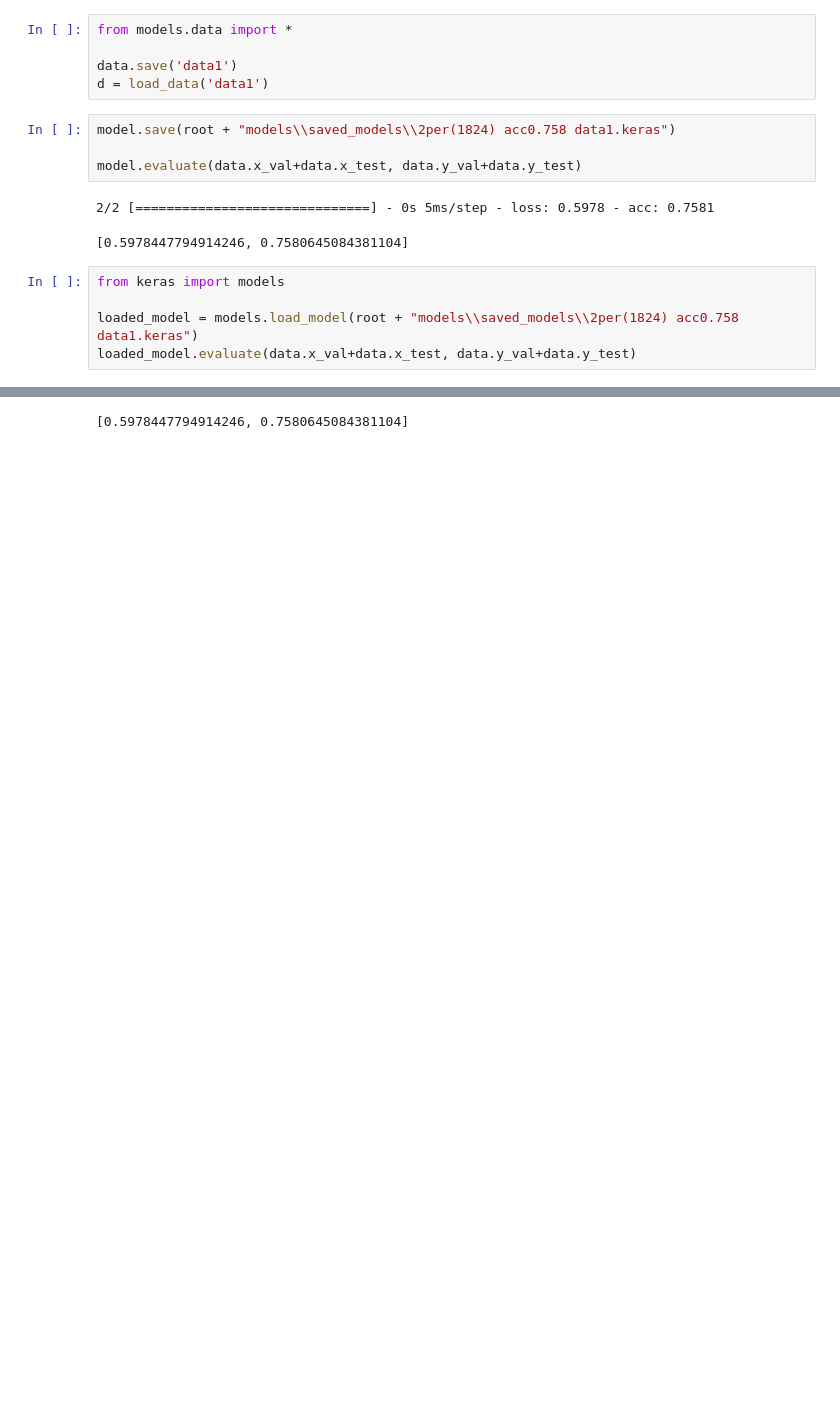
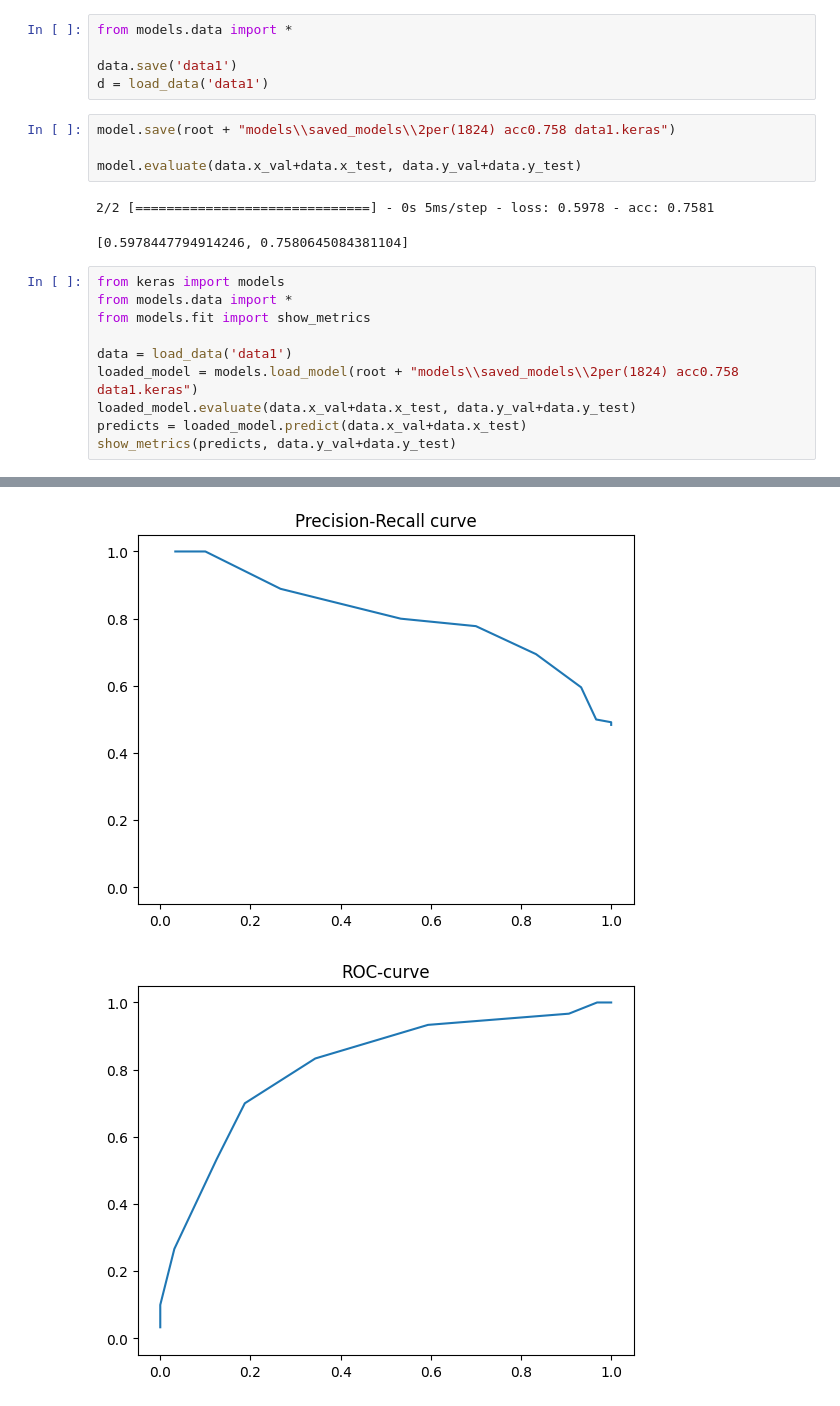
Before and after one commit to gudkovst/Analysis-Pushkin-style, a Jupyter notebook: example.ipynb, the cells around one changed output, grey strips where cells are left out. Saved outputs shown, nothing was run; the diff lists cells and outputs as text; blank space fills up the shorter version.

Commit message:
add metrics

```diff
--- a/example.ipynb
+++ b/example.ipynb
@@ -81,7 +83,12 @@ model.evaluate(data.x_val+data.x_test, data.y_val+data.y_test)
 [0.5978447794914246, 0.7580645084381104]
 # %%
 from keras import models
+from models.data import *
+from models.fit import show_metrics
 
+data = load_data('data1')
 loaded_model = models.load_model(root + "models\\saved_models\\2per(1824) acc0.758 data1.keras")
 loaded_model.evaluate(data.x_val+data.x_test, data.y_val+data.y_test)
+predicts = loaded_model.predict(data.x_val+data.x_test)
+show_metrics(predicts, data.y_val+data.y_test)
 # %% [output]
@@ -89 +113,2 @@ loaded_model.evaluate(data.x_val+data.x_test, data.y_val+data.y_test)
-[0.5978447794914246, 0.7580645084381104]
+[figure, added]
+[figure, added]
```
Also changed, not shown: parts of 4 cells of this notebook.
